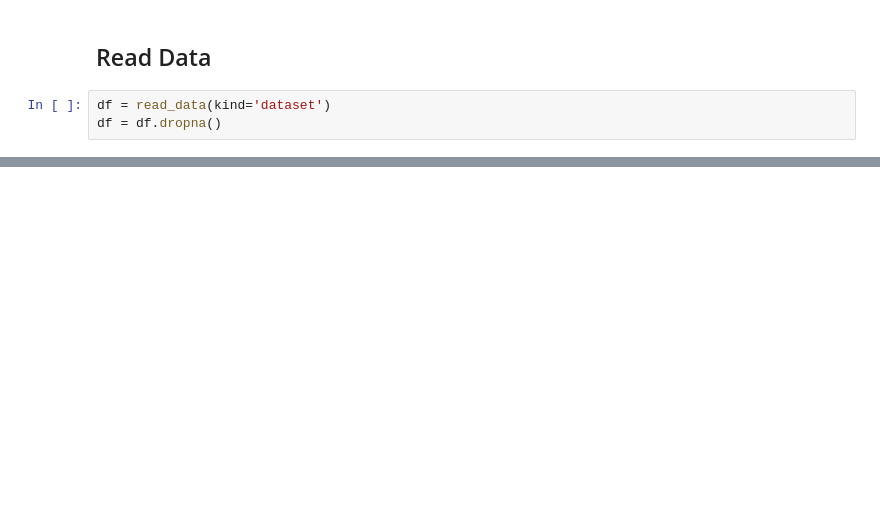
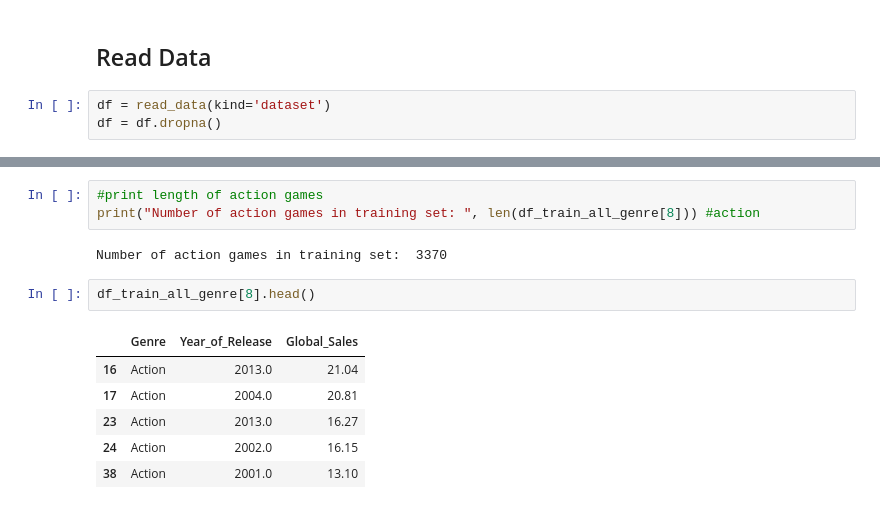
Before and after one commit to GhiathAjam/Analysis-of-Video-Games-Sales, a Jupyter notebook: Analysis/PredictiveQuestions/Q2.ipynb, the cells around one changed output, grey strips where cells are left out. Cells and saved outputs as stored; diff of their text form; blank space fills up the shorter version.

```diff
--- a/Analysis/PredictiveQuestions/Q2.ipynb
+++ b/Analysis/PredictiveQuestions/Q2.ipynb
@@ -220,0 +64,14 @@ R2 score = 0.04
+# %%
+#print length of action games
+print("Number of action games in training set: ", len(df_train_all_genre[8])) #action
+# %% [output]
+Number of action games in training set:  3370
+# %%
+df_train_all_genre[8].head()
+# %% [output]
+|  | Genre | Year_of_Release | Global_Sales |
+| 16 | Action | 2013.0 | 21.04 |
+| 17 | Action | 2004.0 | 20.81 |
+| 23 | Action | 2013.0 | 16.27 |
+| 24 | Action | 2002.0 | 16.15 |
+| 38 | Action | 2001.0 | 13.10 |
```
Also changed, not shown: parts of 43 cells of this notebook.
